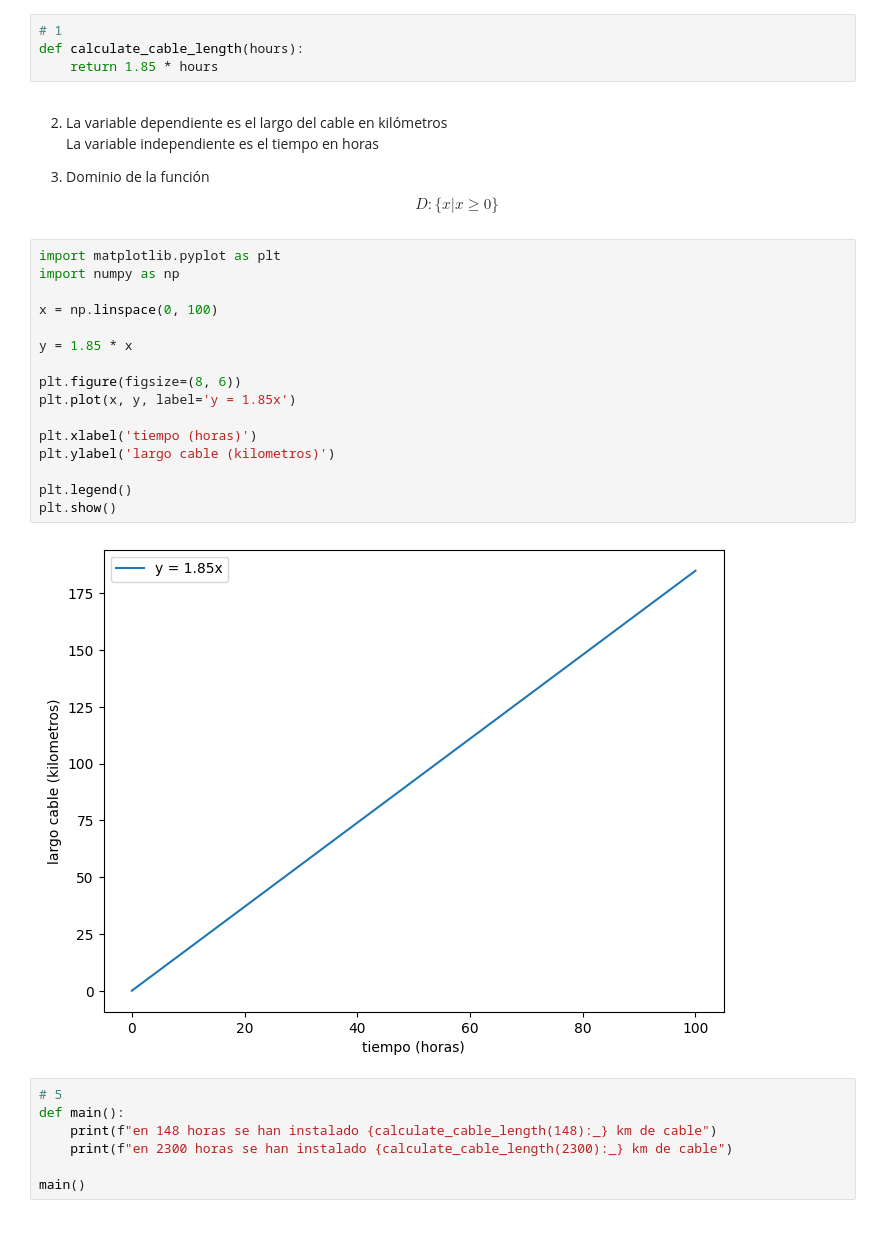
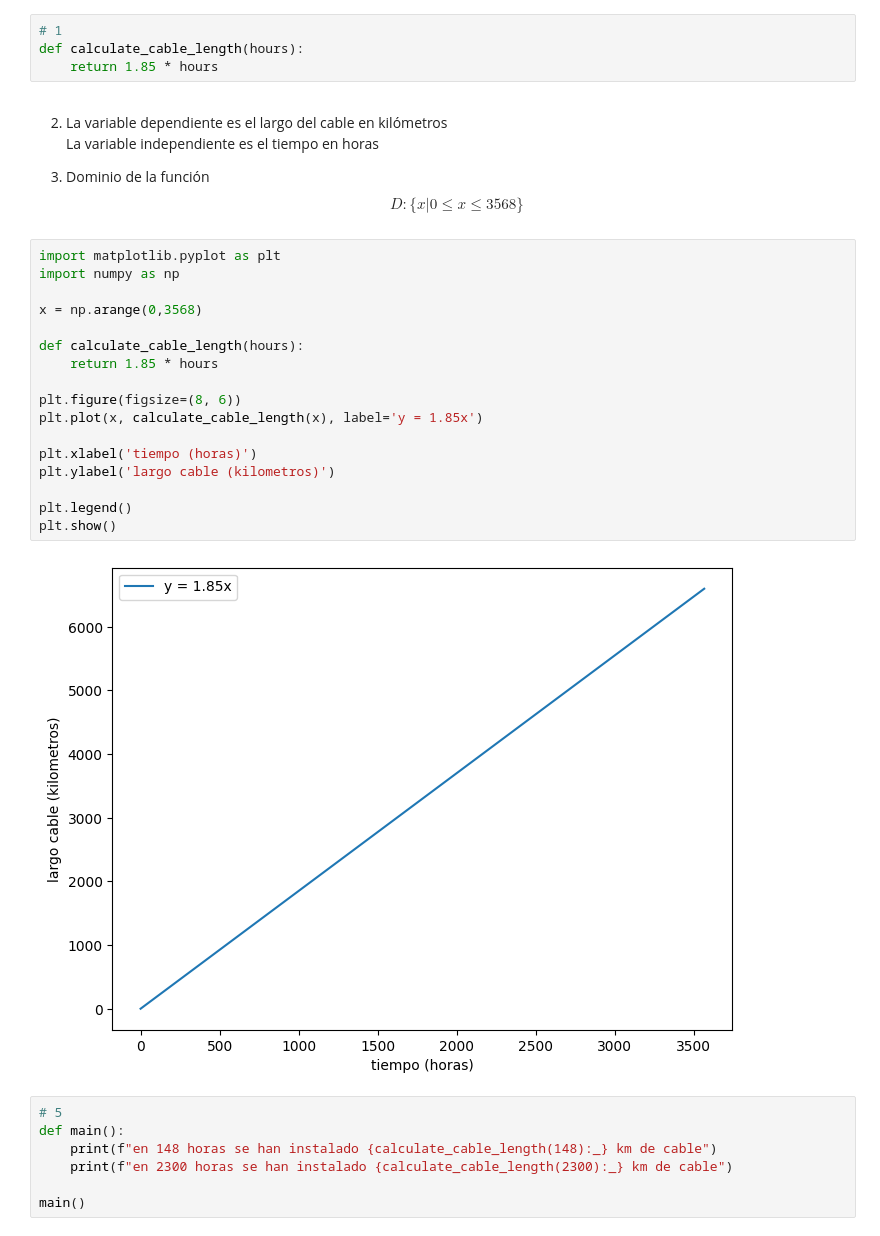
Before and after one commit to Kimulegen/matematica-aplicada, a Jupyter notebook: G1_Funciones.ipynb, the cells around one changed output. Saved outputs shown, nothing was run; the diff lists cells and outputs as text.

```diff
--- a/G1_Funciones.ipynb
+++ b/G1_Funciones.ipynb
@@ -79,25 +99,26 @@ def calculate_cable_length(hours):
 2. La variable dependiente es el largo del cable en kilómetros<br/>
     La variable independiente es el tiempo en horas
 
-3. Dominio de la función $$D:\{x|x\geq0\}$$
+3. Dominio de la función $$D:\{x|0\leq x\leq3568\}$$
 # %%
 import matplotlib.pyplot as plt
 import numpy as np
 
-x = np.linspace(0, 100)
+x = np.arange(0,3568)
 
-y = 1.85 * x
+def calculate_cable_length(hours):
+    return 1.85 * hours
 
 plt.figure(figsize=(8, 6))
-plt.plot(x, y, label='y = 1.85x')
+plt.plot(x, calculate_cable_length(x), label='y = 1.85x')
 
 plt.xlabel('tiempo (horas)')
 plt.ylabel('largo cable (kilometros)')
 
 plt.legend()
 plt.show()
 # %% [output]
-[figure, old version]
+[figure, new version]
 # %%
 # 5
 def main():
```
Also changed, not shown: parts of 17 cells of this notebook.
